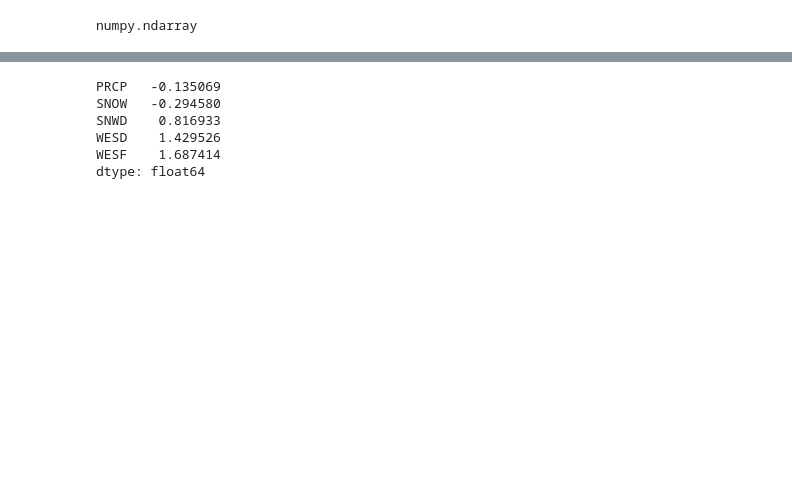
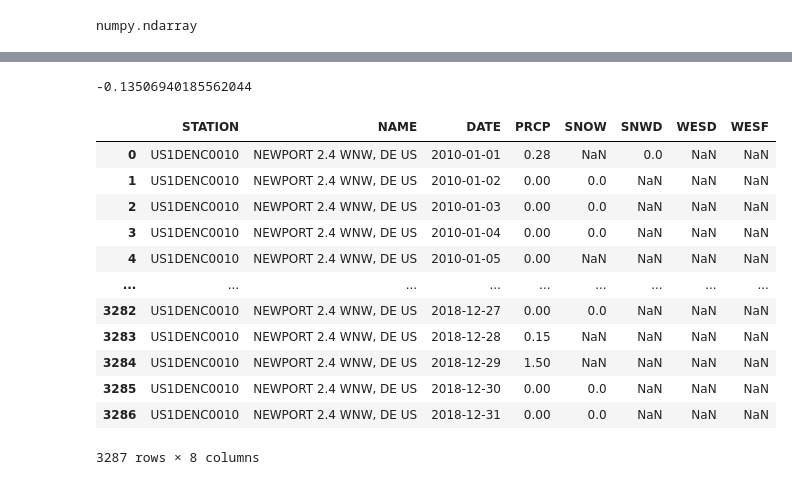
Before and after one commit to MarcoM95/MLPNS2021, a Jupyter notebook: MLPNS_24_03_2021.ipynb, the cells around one changed output, grey strips where cells are left out. Cells and saved outputs as stored; diff of their text form; code cells hidden in the pictures; blank space fills up the shorter version.

```diff
--- a/MLPNS_24_03_2021.ipynb
+++ b/MLPNS_24_03_2021.ipynb
@@ -172,3 +134,0 @@ numpy.ndarray
-# %%
-import pandas as pd
-df = pd.read_csv("https://raw.githubusercontent.com/fedhere/DSPS/master/labs/1865331.csv")
@@ -195,0 +137,2 @@ population  = df[pd.to_datetime(df.DATE) <= pd.to_datetime("2018;12;31")]
+# %%
+pop = df[~(pd.to_datetime(df.DATE) > pd.to_datetime("2018-12-31"))]
@@ -203,10 +144,20 @@ def Z(population, sample):
-# %%
-#Z-test
-Z(population, sample)
-# %% [output]
-PRCP   -0.135069
-SNOW   -0.294580
-SNWD    0.816933
-WESD    1.429526
-WESF    1.687414
-dtype: float64
+# %%
+Z(pop.PRCP, samp.PRCP)
+# %% [output]
+-0.13506940185562044
+# %%
+pop
+# %% [output]
+|  | STATION | NAME | DATE | PRCP | SNOW | SNWD | WESD | WESF |
+| 0 | US1DENC0010 | NEWPORT 2.4 WNW, DE US | 2010-01-01 | 0.28 | NaN | 0.0 | NaN | NaN |
+| 1 | US1DENC0010 | NEWPORT 2.4 WNW, DE US | 2010-01-02 | 0.00 | 0.0 | NaN | NaN | NaN |
+| 2 | US1DENC0010 | NEWPORT 2.4 WNW, DE US | 2010-01-03 | 0.00 | 0.0 | NaN | NaN | NaN |
+| 3 | US1DENC0010 | NEWPORT 2.4 WNW, DE US | 2010-01-04 | 0.00 | 0.0 | NaN | NaN | NaN |
+| 4 | US1DENC0010 | NEWPORT 2.4 WNW, DE US | 2010-01-05 | 0.00 | NaN | NaN | NaN | NaN |
+| ... | ... | ... | ... | ... | ... | ... | ... | ... |
+| 3282 | US1DENC0010 | NEWPORT 2.4 WNW, DE US | 2018-12-27 | 0.00 | 0.0 | NaN | NaN | NaN |
+| 3283 | US1DENC0010 | NEWPORT 2.4 WNW, DE US | 2018-12-28 | 0.15 | NaN | NaN | NaN | NaN |
+| 3284 | US1DENC0010 | NEWPORT 2.4 WNW, DE US | 2018-12-29 | 1.50 | NaN | NaN | NaN | NaN |
+| 3285 | US1DENC0010 | NEWPORT 2.4 WNW, DE US | 2018-12-30 | 0.00 | 0.0 | NaN | NaN | NaN |
+| 3286 | US1DENC0010 | NEWPORT 2.4 WNW, DE US | 2018-12-31 | 0.00 | 0.0 | NaN | NaN | NaN |
+3287 rows × 8 columns
```
Also changed, not shown: parts of 19 cells of this notebook.
